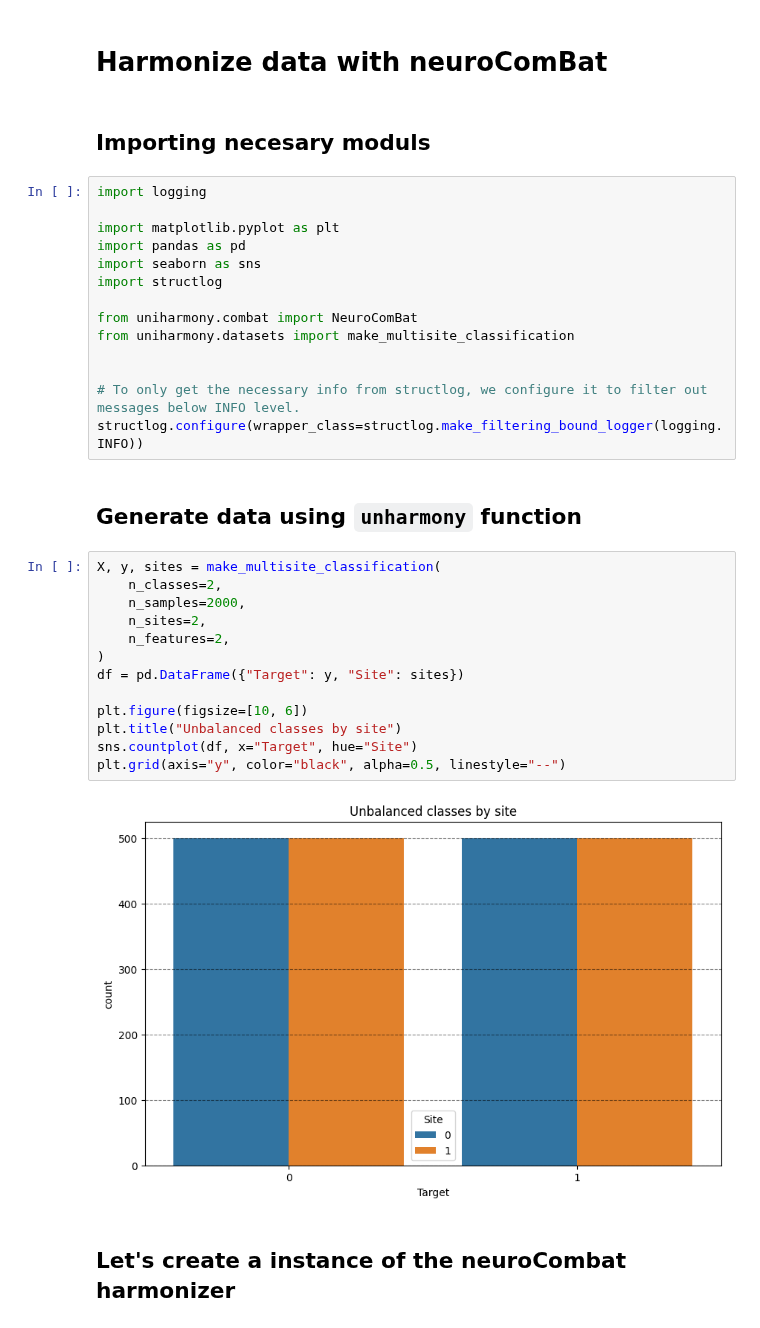
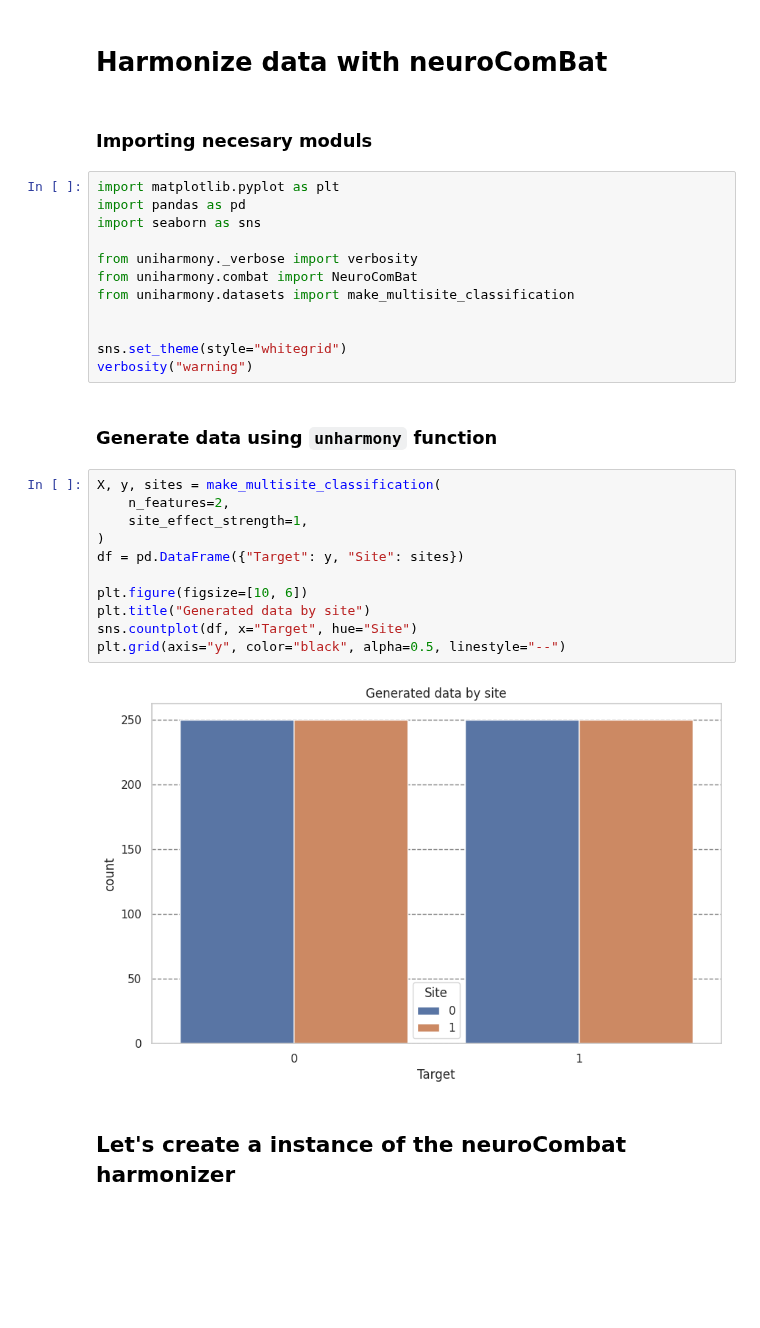
Before and after one commit to N-Nieto/UniHarmony, a Jupyter notebook: examples/combat-based/neuroComBat_binary_classification_example.ipynb, the cells around one changed output. Saved outputs shown, nothing was run; the diff lists cells and outputs as text; blank space fills up the shorter version.

```diff
--- a/examples/combat-based/neuroComBat_binary_classification_example.ipynb
+++ b/examples/combat-based/neuroComBat_binary_classification_example.ipynb
@@ -1,38 +1,34 @@
 # %% [markdown]
 # Harmonize data with neuroComBat
 # %% [markdown]
-## Importing necesary moduls
+### Importing necesary moduls
 # %%
-import logging
-
 import matplotlib.pyplot as plt
 import pandas as pd
 import seaborn as sns
-import structlog
 
+from uniharmony._verbose import verbosity
 from uniharmony.combat import NeuroComBat
 from uniharmony.datasets import make_multisite_classification
 
 
-# To only get the necessary info from structlog, we configure it to filter out messages below INFO level.
-structlog.configure(wrapper_class=structlog.make_filtering_bound_logger(logging.INFO))
+sns.set_theme(style="whitegrid")
+verbosity("warning")
 # %% [markdown]
-## Generate data using `unharmony` function
+### Generate data using `unharmony` function
 # %%
 X, y, sites = make_multisite_classification(
-    n_classes=2,
-    n_samples=2000,
-    n_sites=2,
     n_features=2,
+    site_effect_strength=1,
 )
 df = pd.DataFrame({"Target": y, "Site": sites})
 
 plt.figure(figsize=[10, 6])
-plt.title("Unbalanced classes by site")
+plt.title("Generated data by site")
 sns.countplot(df, x="Target", hue="Site")
 plt.grid(axis="y", color="black", alpha=0.5, linestyle="--")
 # %% [output]
-[figure, old version]
+[figure, new version]
 # %% [markdown]
 ## Let's create a instance of the neuroCombat harmonizer
 # %%
```
Also changed, not shown: parts of 6 cells of this notebook, 2 other files.
